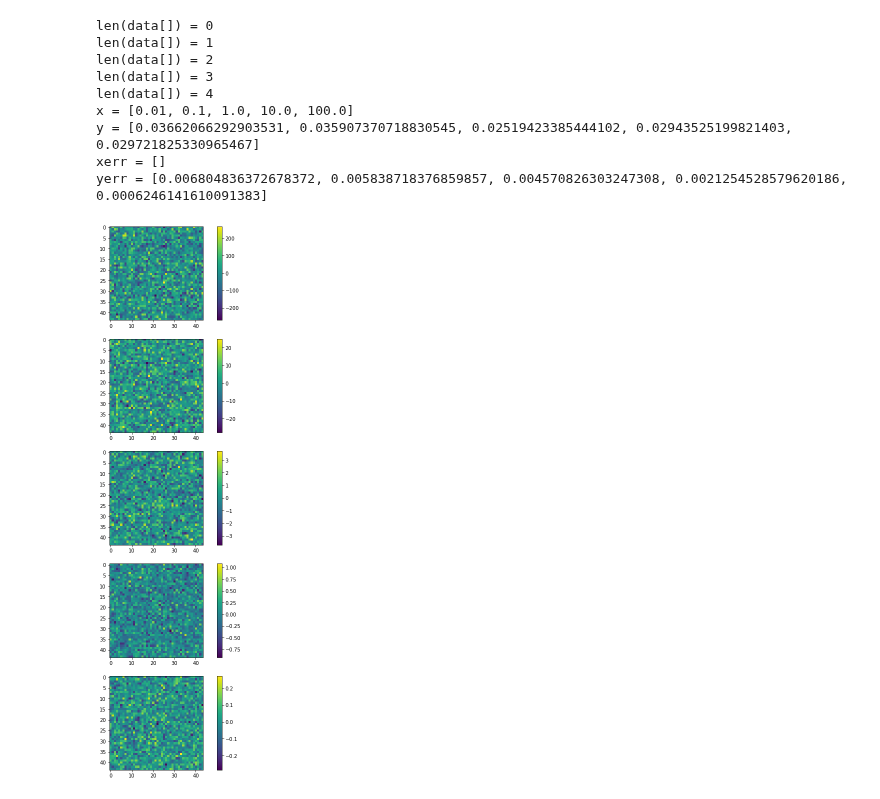
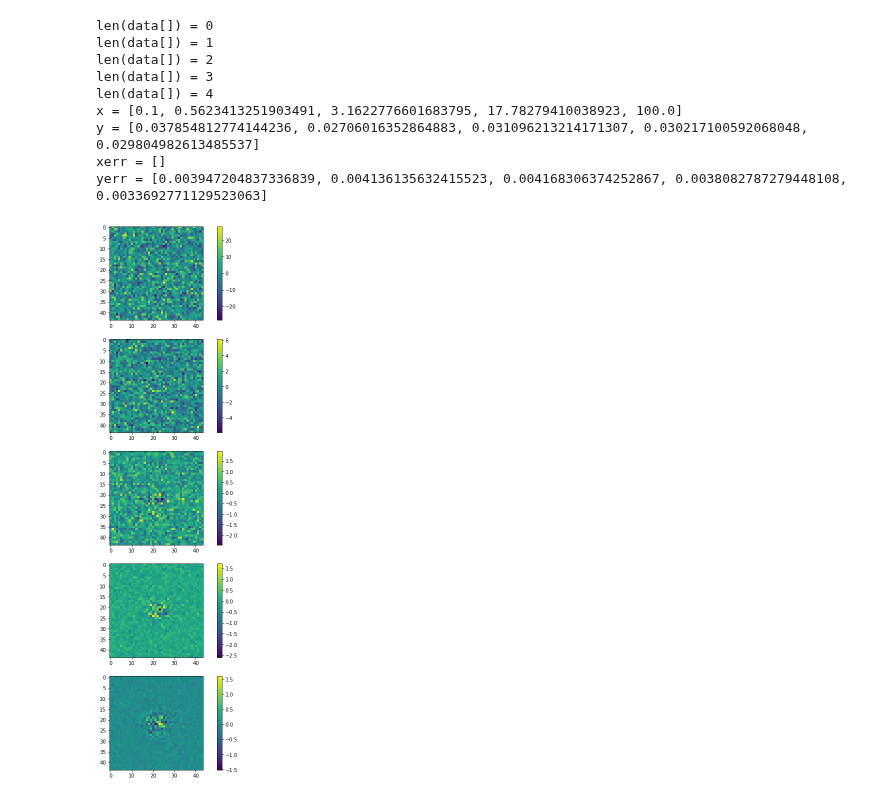
Before and after one commit to norrisbach/Metacal, a Jupyter notebook: metacal.ipynb, the cells around one changed output. Saved outputs shown, nothing was run; the diff lists cells and outputs as text; code cells hidden in the pictures.

```diff
--- a/metacal.ipynb
+++ b/metacal.ipynb
@@ -123,12 +123,13 @@ def make_data(rng, FbyB, shear, version=0, first=False, SbyN=20):
 
 
     if version==0:
-        noise_image_1 = rng.normal(scale=1, size=im.array.shape)
-        noise_image_1 = noise_image_1/std_tmp
-        noise_image_1 *= np.sqrt(B_val)
-        im += noise_image_1
+        noise_image = rng.normal(scale=1, size=im.array.shape)
+        noise_image = noise_image/std_tmp
+        noise_image *= np.sqrt(B_val + im.array)
+        # construct variance array following the above lines so that we can make an inverse variance map later
+        variance_array = np.ones_like(im.array)*(B_val+im.array)/std_tmp**2
+        im += noise_image
 
-        #combined_var is the variance map
 
 
         #random = galsim.BaseDeviate()
@@ -137,22 +138,24 @@ def make_data(rng, FbyB, shear, version=0, first=False, SbyN=20):
         #im.addNoise(fakeVarNoise)
 
         if first:
-            #backgrounds is a list of std maps
-            backgrounds.append(noise_image_1)
+            backgrounds.append(noise_image)
 
 
     if version==1:
 
-        variance_im = B_val + im
+        # added 1/std_tmp**2 to get noise maps to have the same amplitude as version 1
+        variance_im = (B_val + im)/std_tmp**2
         random = galsim.BaseDeviate()
 
         varNoise = galsim.VariableGaussianNoise(random, variance_im)
         #varNoise.array = varNoise.array*np.sqrt(B)/std_tmp
 
+        save_im = im.copy()
         im.addNoise(varNoise)
+        noise_im = im - save_im
 
         if first:
-            backgrounds.append(np.sqrt(variance_im.array))
+            backgrounds.append(noise_im.array)
 
 
     imArr = im.array
@@ -168,8 +171,11 @@ def make_data(rng, FbyB, shear, version=0, first=False, SbyN=20):
 
     # noise variance map
     if version==0:
-        #wt = imArr*0 + 1.0/(noise)**2
-        wt = (im.array)*0 + 25.0/B
+        # this line might need to change?  it's not the actual variance map
+        #wt = 1.0/(im.array + B/25.0)
+        # use the actual inverse variance
+        wt = 1.0/variance_array
+        #wt = 1.0/im.array + 25.0/B
     if version==1:
         wt = 1.0/variance_im.array
 
@@ -274,36 +280,34 @@ boot      = ngmix.metacal.MetacalBootstrapper(
     types=['noshear', '1p', '1m'],
 )
 # %%
-#noise_arr = 1e5*np.logspace(-4, -2, 5, base=10.0)
-FBratioArr = np.logspace(start=-2,stop=2,num=5, base=10)
+FBratioArr = np.logspace(start=-1,stop=2,num=5, base=10)
 num_tests = len(FBratioArr)
-num_gals = 300
+num_gals = 50
 shear_true = [0.03, 0.00]
-#ans1 = analyze(rng, num_tests, num_gals, noise_arr, shear_true, version=0, first = True)
 ans1 = analyze(rng, num_tests, num_gals, FBratioArr, shear_true, version=0, first=True, SbyN=20)
 backgrounds = ans1[4]
 print("x =", ans1[0])
 print("y =", ans1[1])
 print("xerr =", ans1[2])
 print("yerr =", ans1[3])
 plt.close()
 fig = plt.figure(figsize=(10, 20))
 
 for i in range(len(backgrounds)):
     sub = fig.add_subplot(len(backgrounds), 1, i + 1)
     plot = sub.imshow(backgrounds[i])
     fig.colorbar(plot)
 # %% [output]
 len(data[]) = 0
 len(data[]) = 1
 len(data[]) = 2
 len(data[]) = 3
 len(data[]) = 4
-x = [0.01, 0.1, 1.0, 10.0, 100.0]
-y = [0.03662066292903531, 0.035907370718830545, 0.02519423385444102, 0.02943525199821403, 0.029721825330965467]
+x = [0.1, 0.5623413251903491, 3.1622776601683795, 17.78279410038923, 100.0]
+y = [0.037854812774144236, 0.02706016352864883, 0.031096213214171307, 0.030217100592068048, 0.029804982613485537]
 xerr = []
-yerr = [0.006804836372678372, 0.005838718376859857, 0.004570826303247308, 0.0021254528579620186, 0.0006246141610091383]
+yerr = [0.003947204837336839, 0.004136135632415523, 0.004168306374252867, 0.0038082787279448108, 0.0033692771129523063]
-[figure, old version]
+[figure, new version]
 # %%
 ans2 = analyze(rng, num_tests, num_gals, FBratioArr, shear_true, version=1, first = True, SbyN=20)
 backgrounds = ans2[4]
```
Also changed, not shown: parts of 7 cells of this notebook.
